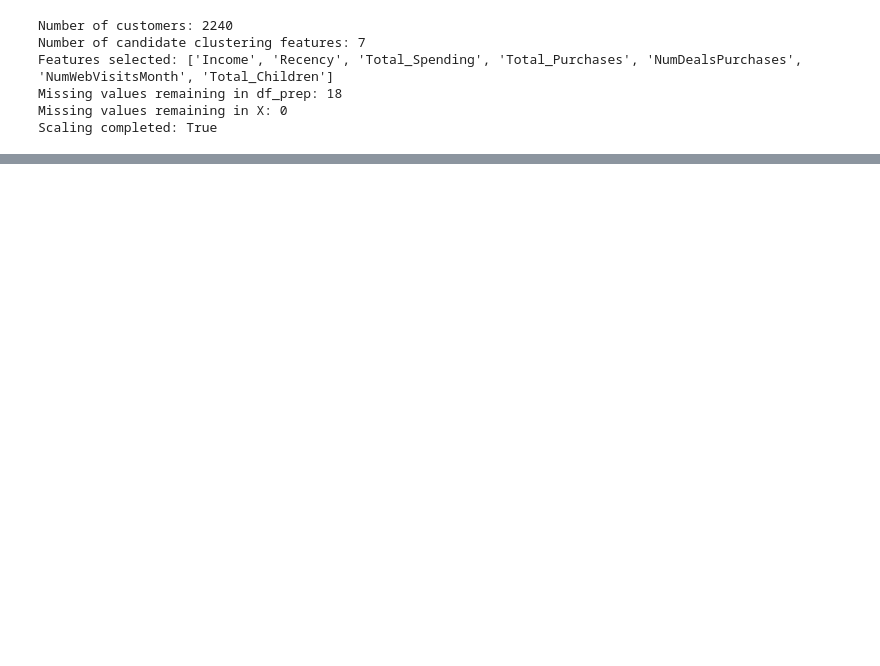
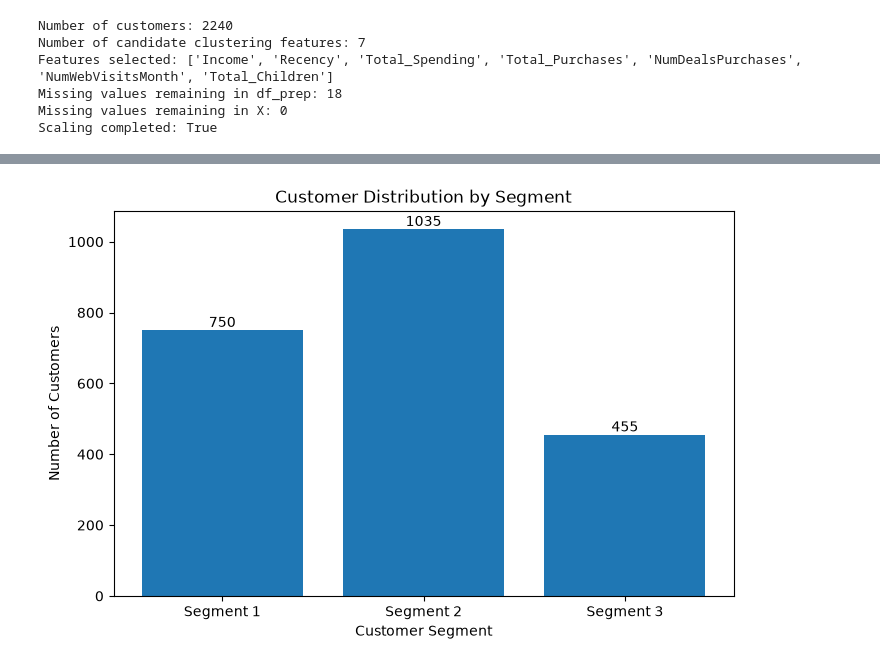
Before and after one commit to N-Shivaram25/Customer_Segmentation, a Jupyter notebook: Customer_Segmentation_EDA.ipynb, the cells around one changed output, grey strips where cells are left out. Saved outputs shown, nothing was run; the diff lists cells and outputs as text; code cells hidden in the pictures; blank space fills up the shorter version.

```diff
--- a/Customer_Segmentation_EDA.ipynb
+++ b/Customer_Segmentation_EDA.ipynb
@@ -1242,0 +1453,12 @@ Scaling completed: True
+# %%
+optimal_k = 3
+# %%
+kmeans_final = KMeans(
+    n_clusters=optimal_k,
+    random_state=42,
+    n_init=10
+)
+
+cluster_labels = kmeans_final.fit_predict(X_scaled)
+# %%
+df_prep["Cluster"] = cluster_labels
@@ -1242,0 +1471,27 @@ Scaling completed: True
+# %%
+cluster_counts = df_prep["Cluster"].value_counts().sort_index()
+
+plt.figure(figsize=(8, 5))
+
+bars = plt.bar(
+    ["Segment 1", "Segment 2", "Segment 3"],
+    cluster_counts.values
+)
+
+plt.xlabel("Customer Segment")
+plt.ylabel("Number of Customers")
+plt.title("Customer Distribution by Segment")
+
+# Show customer count on top of each bar
+for bar in bars:
+    plt.text(
+        bar.get_x() + bar.get_width() / 2,
+        bar.get_height(),
+        f"{int(bar.get_height())}",
+        ha="center",
+        va="bottom"
+    )
+
+plt.show()
+# %% [output]
+[figure, added]
```
Also changed, not shown: parts of 85 cells of this notebook, 6 other files.
